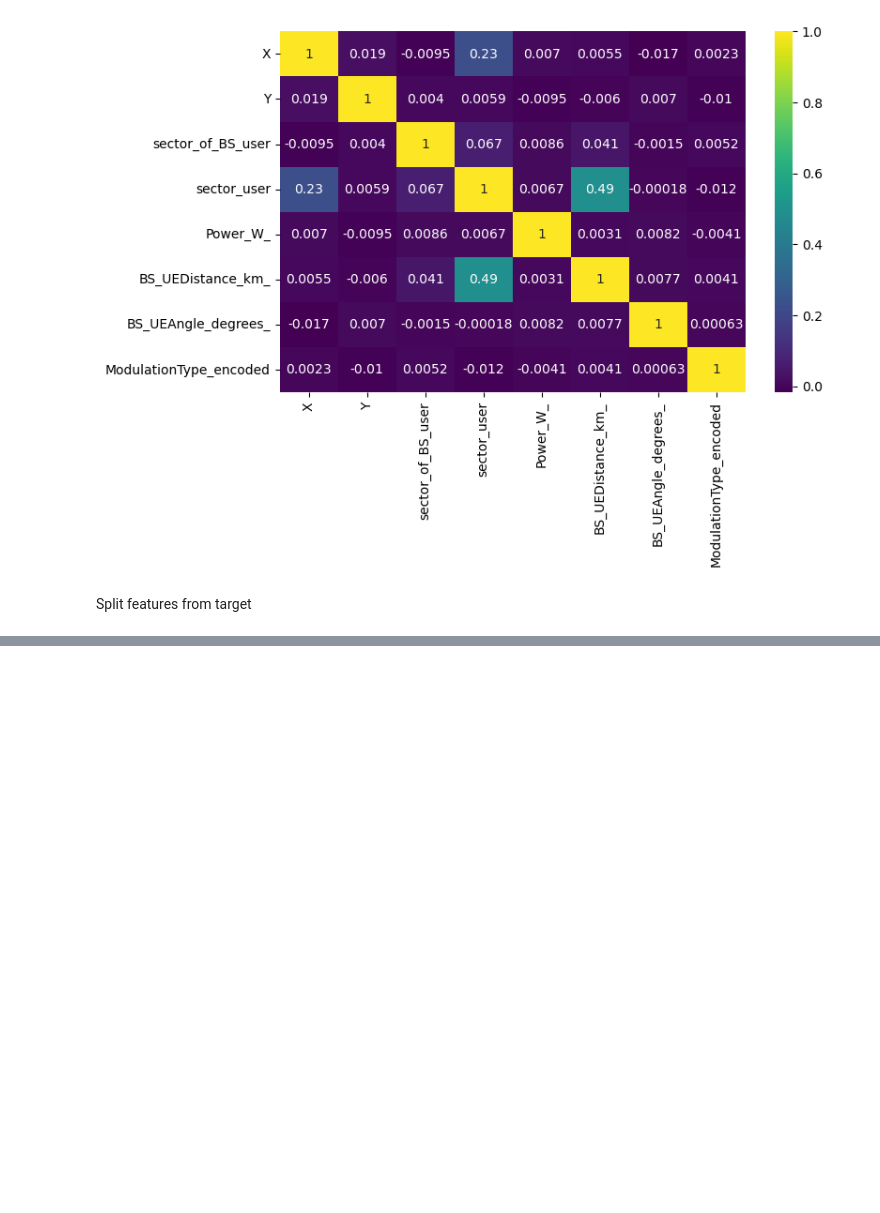
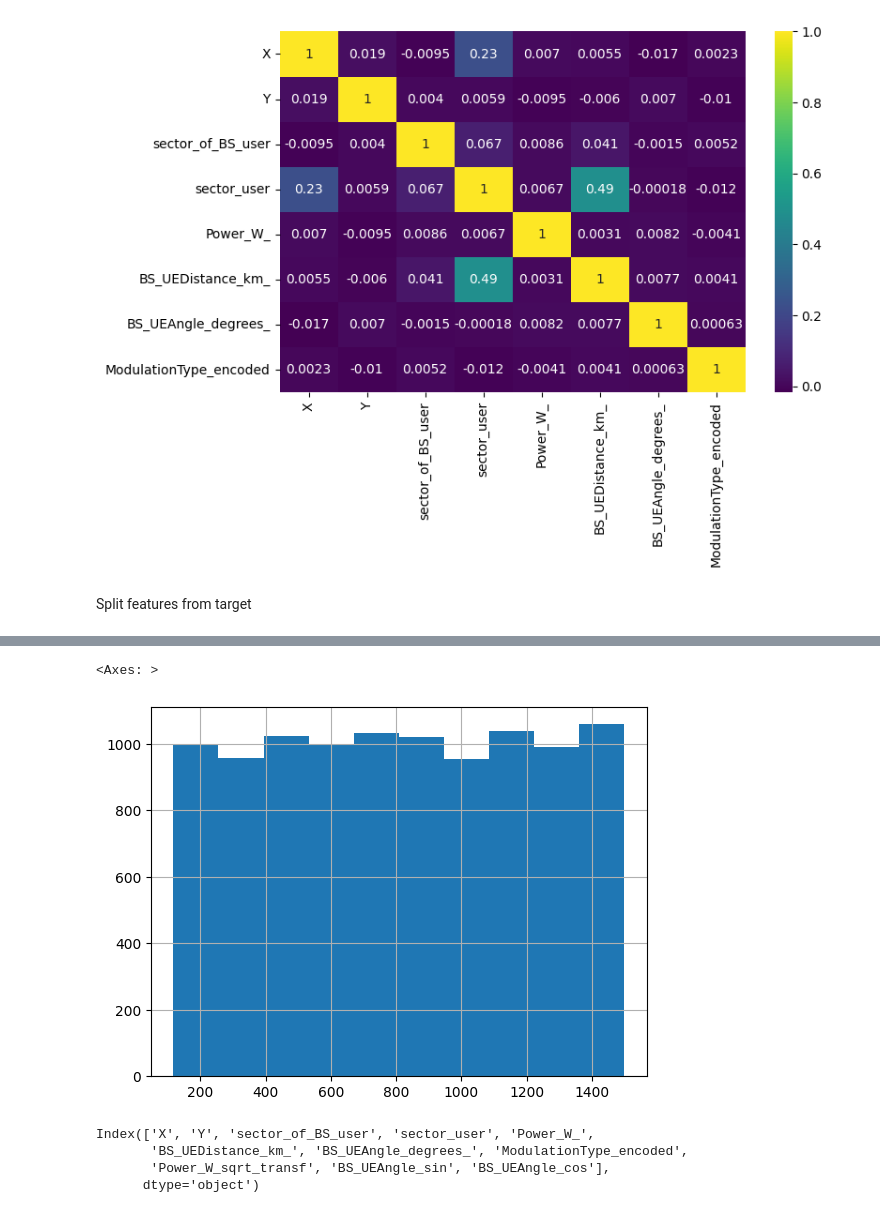
Before and after one commit to alexisfilippakopoulos/MIMO-5G-Network-Throughput-Prediction, a Jupyter notebook: sol.ipynb, the cells around one changed output, grey strips where cells are left out. Saved outputs shown, nothing was run; the diff lists cells and outputs as text; code cells hidden in the pictures; blank space fills up the shorter version.

```diff
--- a/sol.ipynb
+++ b/sol.ipynb
@@ -167,0 +191,12 @@ y = df['Throughput_Mbps_']
+# %%
+y.hist()
+# %% [output]
+<Axes: >
+[figure, added]
+# %%
+X.columns
+# %% [output]
+Index(['X', 'Y', 'sector_of_BS_user', 'sector_user', 'Power_W_',
+       'BS_UEDistance_km_', 'BS_UEAngle_degrees_', 'ModulationType_encoded',
+       'Power_W_sqrt_transf', 'BS_UEAngle_sin', 'BS_UEAngle_cos'],
+      dtype='object')
```
Also changed, not shown: parts of 17 cells of this notebook, 4 other files.
